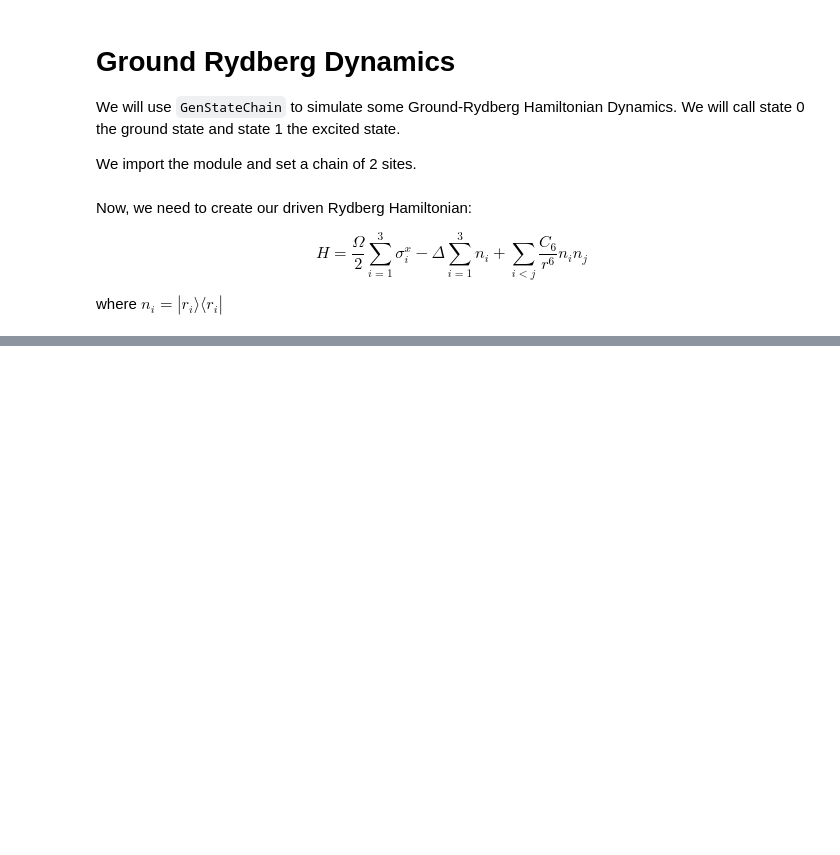
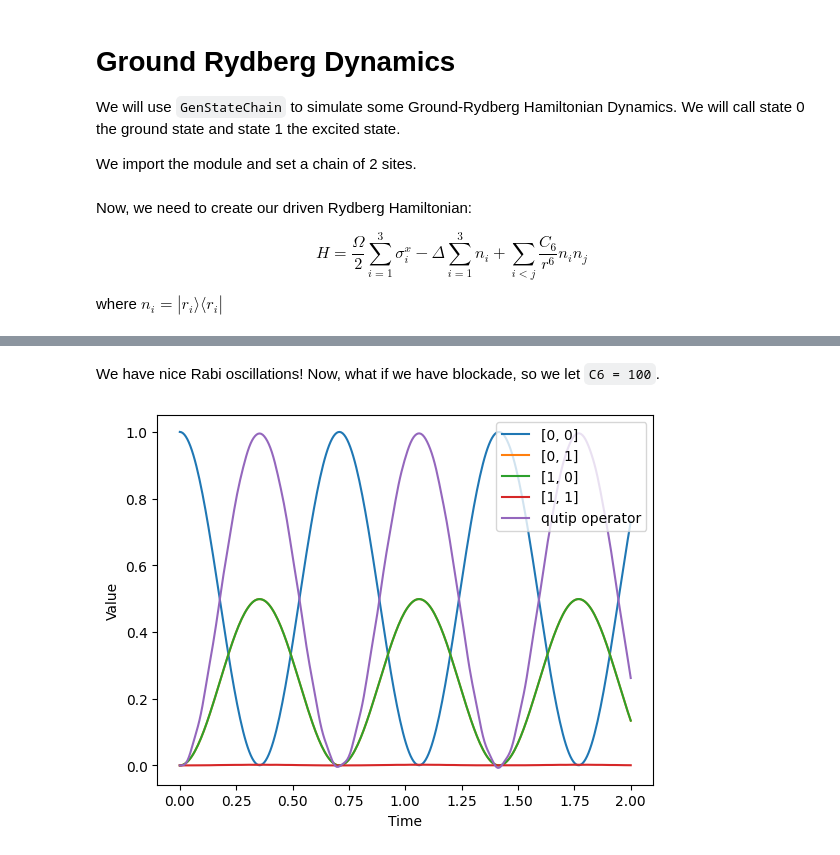
Before and after one commit to nacs-lab/qutip-nacs, a Jupyter notebook: lib/GroundRydbergDynamics.ipynb, the cells around one changed output, grey strips where cells are left out. Drawn from its saved outputs; the diff is of its cells as text; code cells hidden in the pictures; blank space fills up the shorter version.

```diff
--- a/lib/GroundRydbergDynamics.ipynb
+++ b/lib/GroundRydbergDynamics.ipynb
@@ -34,0 +47,20 @@ Quantum object: dims = [[2, 2], [2, 2]], shape = (4, 4), type = oper, isherm = T
+# %% [markdown]
+We have nice Rabi oscillations! Now, what if we have blockade, so we let `C6 = 100`.
+# %%
+coords = [[0,0],[1,0]] # two sites, 1 unit apart
+omega = 2 * np.pi * 1
+delta = 0
+C6 = 100
+
+H = CreateDrivenRydHamiltonian(coords, omega, delta, C6)
+
+init_state = GSC.States.specify([0,0]) # start in ground state
+tend = 2 * 2 * np.pi/omega
+npts = 300
+# build the XX operator to check the coherence of the bright state
+XXop = GSC.Operators.sigmax([0,1], [[0, 1], [0, 1]])
+expects = [[0,0], [0,1], [1,0], [1,1], XXop]# expectation values to calculate. Here, just projectors into each state. By default, a list is interpretted as a projector. You can also put in full fledged operators.
+bPlot = 1
+result = GSC.Dynamics.Unitary(H, init_state, tend, npts, expects, 1)
+# %% [output]
+[figure, added]
```
Also changed, not shown: parts of 10 cells of this notebook, 3 other files.
